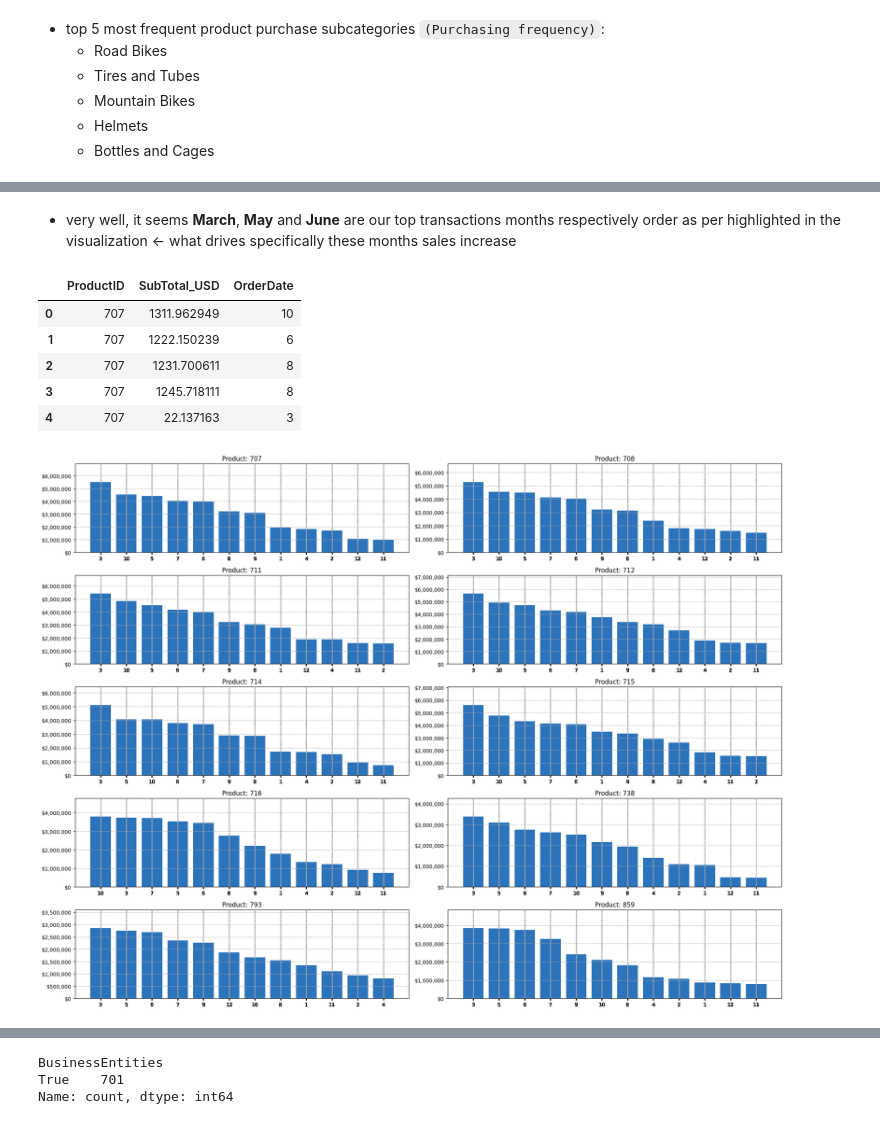
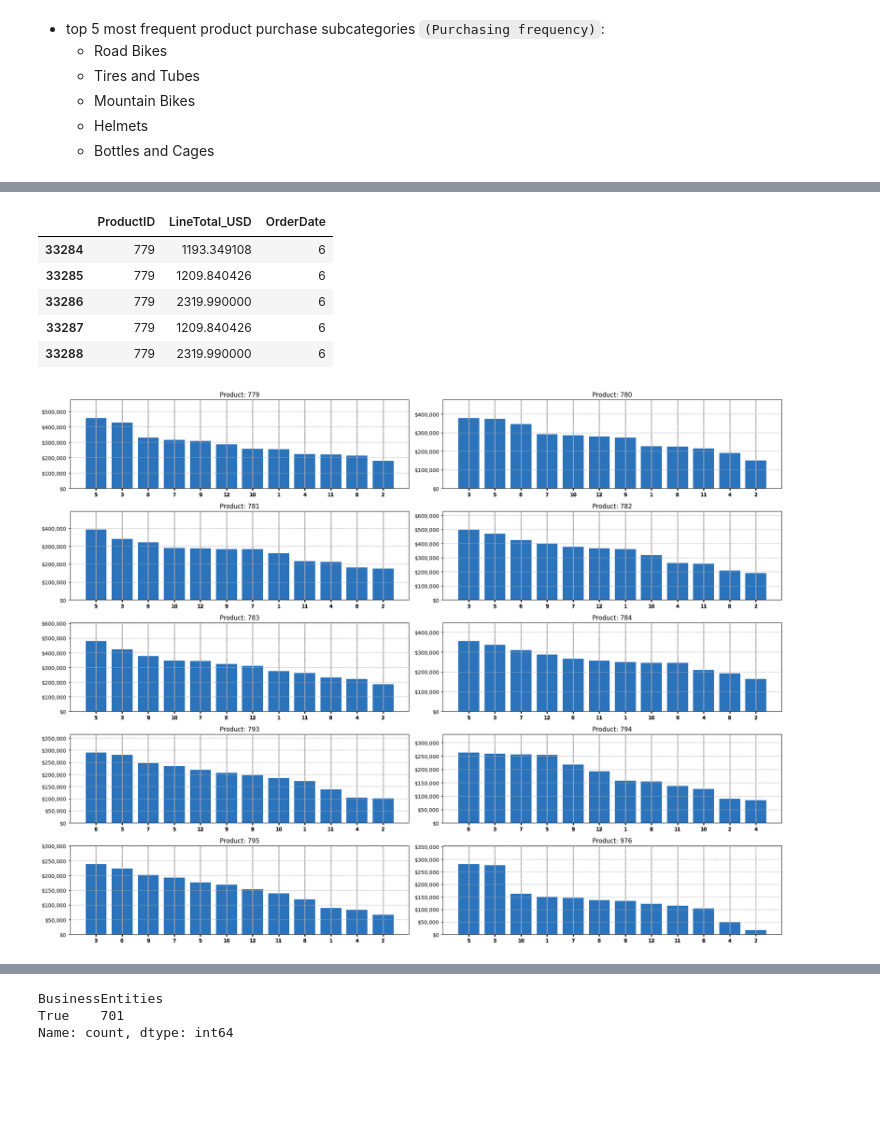
Before and after one commit to AtlasMarbx/AdventureWorks-Data-Migration-and-insight-extraction, a Jupyter notebook: EDA_process.ipynb, the cells around one changed output, grey strips where cells are left out. Cells and saved outputs as stored; diff of their text form; code cells hidden in the pictures; blank space fills up the shorter version.

```diff
--- a/EDA_process.ipynb
+++ b/EDA_process.ipynb
@@ -1193,7 +1172,7 @@ df_customers['BusinessEntities'] = df_customers['StoreID'].notna()
 business_count = df_customers[df_customers['StoreID'].notna()].shape[0]
 customer_count = df_customers[df_customers['StoreID'].isna()].shape[0]
 
-refined_customers_df = df_customers.drop(columns=['AccountNumber', 'rowguid', 'ModifiedDate', 'TerritoryID',
+refined_customers_df = df_customers.drop(columns=['AccountNumber', 'rowguid', 'ModifiedDate',
                                                 'StoreID', 'PersonID']).copy()
 
 business_ratio = np.round((business_count / (customer_count + business_count))*100, 2)
@@ -1217,13 +1196,20 @@ territoryID.rename(columns={'Name': 'TerritoryName'}, inplace=True)
 
 refined_special_offer = df_sales_specialoffer.drop(columns=['rowguid', 'ModifiedDate', 'MaxQty', 'StartDate', 'EndDate', 'MinQty']).copy()
 
-sales_layer = pd.merge(salesorderheader, salesorderdetails, on='SalesOrderID')
-customer_layer = pd.merge(refined_customers_df, sales_layer, on='CustomerID')
-territory_layer = pd.merge(customer_layer, territoryID, on='TerritoryID')
-special_offer_layer = pd.merge(territory_layer, refined_special_offer, on='SpecialOfferID')
+sales_layer = salesorderdetails.copy()
+
+customer_header_subset = pd.merge(sales_layer,  currency_header_df[['CustomerID', 'ShipMethodID', 'CurrencyRateID', 'SalesOrderID',
+                                                                    'EndOfDayRate', 'FromCurrencyCode','ToCurrencyCode', 'OrderDate']],
+                                                                    on='SalesOrderID')
+
+customer_territory_layer = pd.merge(refined_customers_df, territoryID, on='TerritoryID')
+sales_territory_layer = pd.merge(customer_territory_layer, customer_header_subset, on='CustomerID')
+special_offer_layer = pd.merge(sales_territory_layer, refined_special_offer, on='SpecialOfferID')
 product_layer = pd.merge(product_subset, special_offer_layer, on='ProductID')
 
 summary_table = pd.merge(product_layer, refined_ship_method, on='ShipMethodID')
 
+summary_table['LineTotal_USD'] = summary_table['LineTotal'] / summary_table['EndOfDayRate']
+
 summary_table.shape
 # %% [output]
@@ -1400,22 +1368,20 @@ plt.show()
-# %% [markdown]
-- very well, it seems **March**, **May** and **June** are our top transactions months respectively order as per highlighted in the visualization <- what drives specifically these months sales increase
 # %%
-monthly_product_share_T = summary_table[['ProductID', 'SubTotal_USD', 'OrderDate']]
+monthly_product_share_T = summary_table[['ProductID', 'LineTotal_USD', 'OrderDate']]
 
-top_10_products = ['712', '715', '711', '708', '707', '714', '716', '859', '738', '793']
+top_10_products = ['782', '783', '779', '781', '780', '784', '793', '794', '795', '976']
 
 product_monthly_share_T = monthly_product_share_T[
     monthly_product_share_T['ProductID'].isin(top_10_products)
 ]
 
 product_monthly_share_T.head(5)
 # %% [output]
-|  | ProductID | SubTotal_USD | OrderDate |
-| 0 | 707 | 1311.962949 | 10 |
-| 1 | 707 | 1222.150239 | 6 |
-| 2 | 707 | 1231.700611 | 8 |
-| 3 | 707 | 1245.718111 | 8 |
-| 4 | 707 | 22.137163 | 3 |
+|  | ProductID | LineTotal_USD | OrderDate |
+| 33284 | 779 | 1193.349108 | 6 |
+| 33285 | 779 | 1209.840426 | 6 |
+| 33286 | 779 | 2319.990000 | 6 |
+| 33287 | 779 | 1209.840426 | 6 |
+| 33288 | 779 | 2319.990000 | 6 |
 # %%
 productID_p = product_monthly_share_T['ProductID']
 
@@ -1434,11 +1400,11 @@ for i, product_id in enumerate(productID_p.unique()):
     # changing data type for categorized descending plotting
     product_data['OrderDate'] = product_data['OrderDate'].astype(str)
 
-    product_data_sorted = product_data.groupby('OrderDate')['SubTotal_USD'].sum().sort_values(ascending=False).reset_index()
+    product_data_sorted = product_data.groupby('OrderDate')['LineTotal_USD'].sum().sort_values(ascending=False).reset_index()
 
     # plotting barplots for each plot object based on each unique product
     ax.bar(product_data_sorted['OrderDate'],
-           product_data_sorted['SubTotal_USD'],
+           product_data_sorted['LineTotal_USD'],
             color="#2b73bb")
 
     # normalizing transactions into financial notation
@@ -1456,4 +1422,4 @@ for i, product_id in enumerate(productID_p.unique()):
 plt.tight_layout()
 plt.show()
 # %% [output]
-[figure, old version]
+[figure, new version]
```
Also changed, not shown: parts of 34 cells of this notebook.
